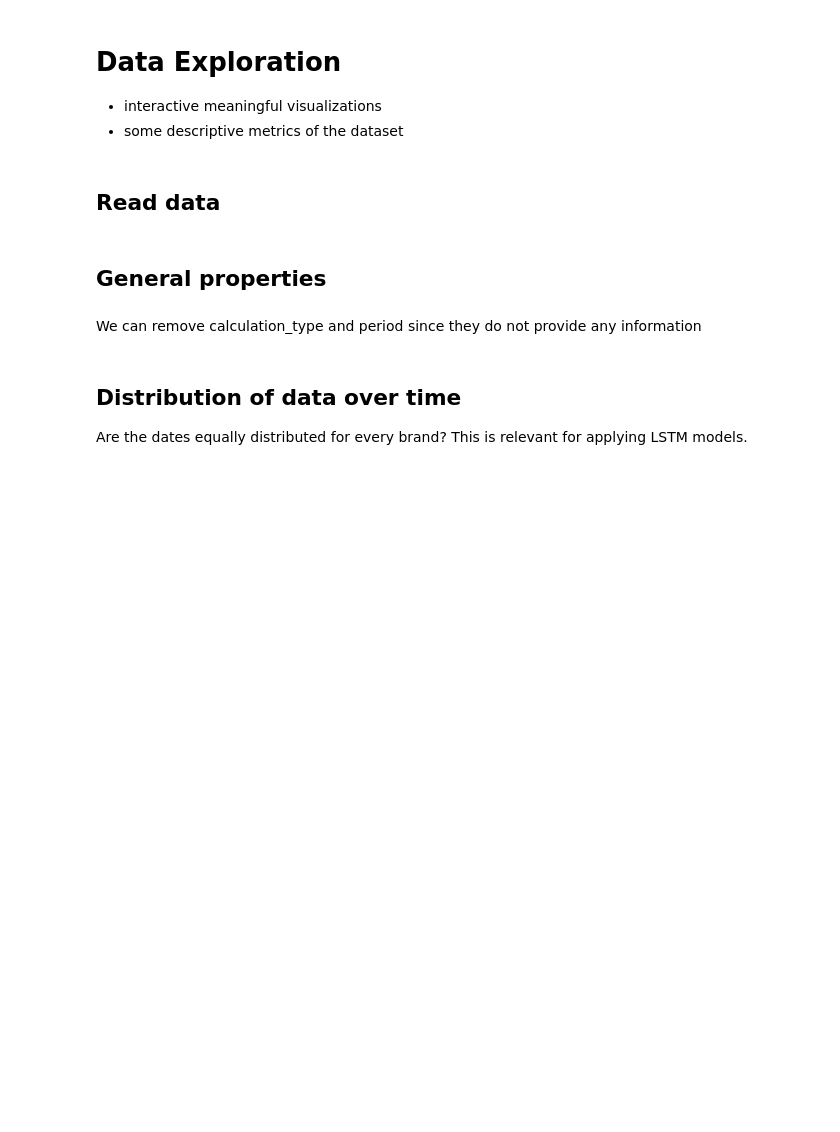
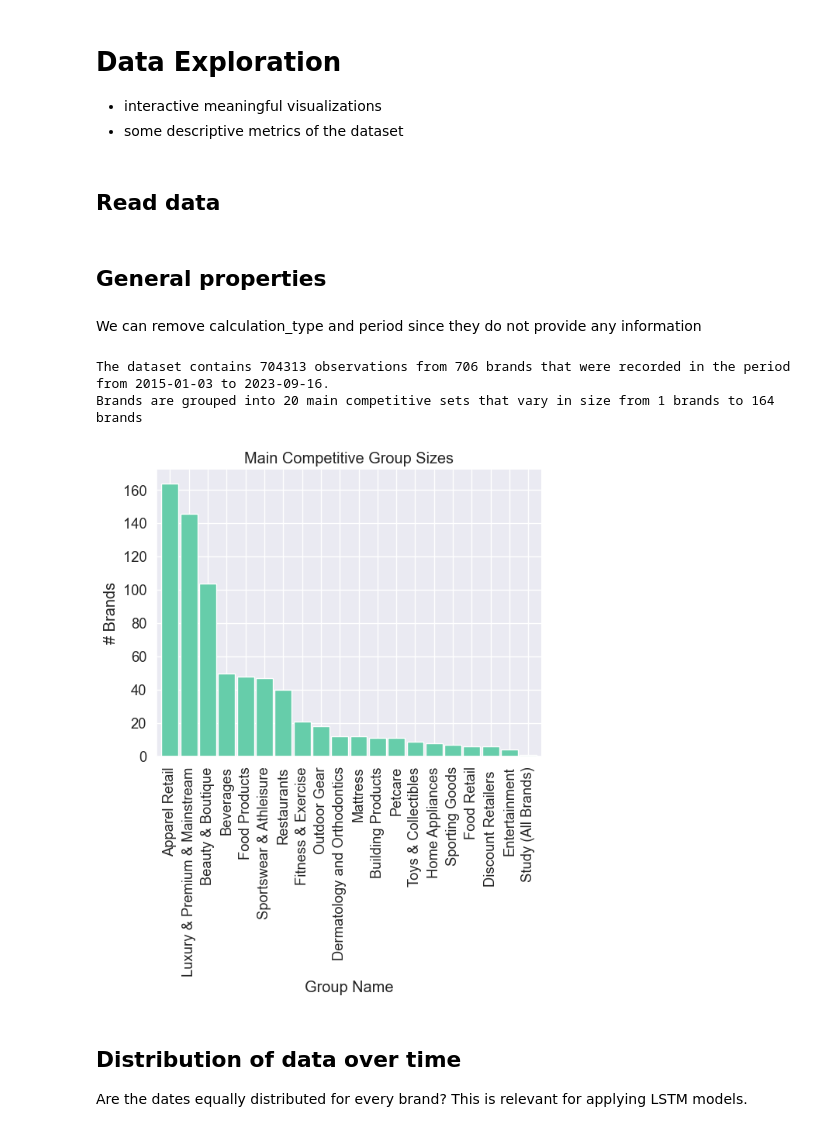
Before and after one commit to davhofer/datathon24, a Jupyter notebook: notebooks/data_exploration.ipynb, the cells around one changed output. Saved outputs shown, nothing was run; the diff lists cells and outputs as text; code cells hidden in the pictures; blank space fills up the shorter version.

Commit message:
add plots to EDA

```diff
--- a/notebooks/data_exploration.ipynb
+++ b/notebooks/data_exploration.ipynb
@@ -11,7 +11,7 @@ import matplotlib.pyplot as plt
 ## Read data
 # %%
 # local path to the data
-PATH = "/Users/flohmann/Documents/ETH/FS2024/datathon24/skylab_instagram_datathon_dataset.csv"
+PATH = "/Users/yiyily/Desktop/data/skylab_instagram_datathon_dataset.csv"
 
 X = pd.read_csv(PATH, sep=';')
 # %% [markdown]
@@ -35,3 +35,6 @@ max_group = X.groupby('compset_group').business_entity_doing_business_as_name.nu
 
 print(f'The dataset contains {nrow} observations from {nbrand} brands that were recorded in the period from {start_date} to {end_date}.')
 print(f'Brands are grouped into {ngroup} main competitive sets that vary in size from {max_group} brands to {min_group} brands')
+# %% [output]
+The dataset contains 704313 observations from 706 brands that were recorded in the period from 2015-01-03 to 2023-09-16.
+Brands are grouped into 20 main competitive sets that vary in size from 1 brands to 164 brands
@@ -44,3 +43,21 @@ plt.show()
+# %%
+X.groupby('compset_group').business_entity_doing_business_as_name.nunique().sort_values(ascending=False).plot(kind='bar', width=0.9, color='mediumaquamarine')
+plt.ylabel('# Brands')
+plt.xlabel('Group Name')
+plt.title('Main Competitive Group Sizes')
+plt.gca().spines['top'].set_visible(False)
+plt.gca().spines['right'].set_visible(False)
+
+# Change font
+plt.rcParams['font.family'] = 'sans-serif'
+
+# # Tilt x-tick labels
+#plt.xticks(rotation=85)
+
+#plt.savefig('../yiyi/figs/main_comp_size.png', dpi=300, bbox_inches='tight')
+plt.show()
+# %% [output]
+[figure, added]
 # %% [markdown]
 ## Distribution of data over time
 
```
Also changed, not shown: parts of 25 cells of this notebook.
